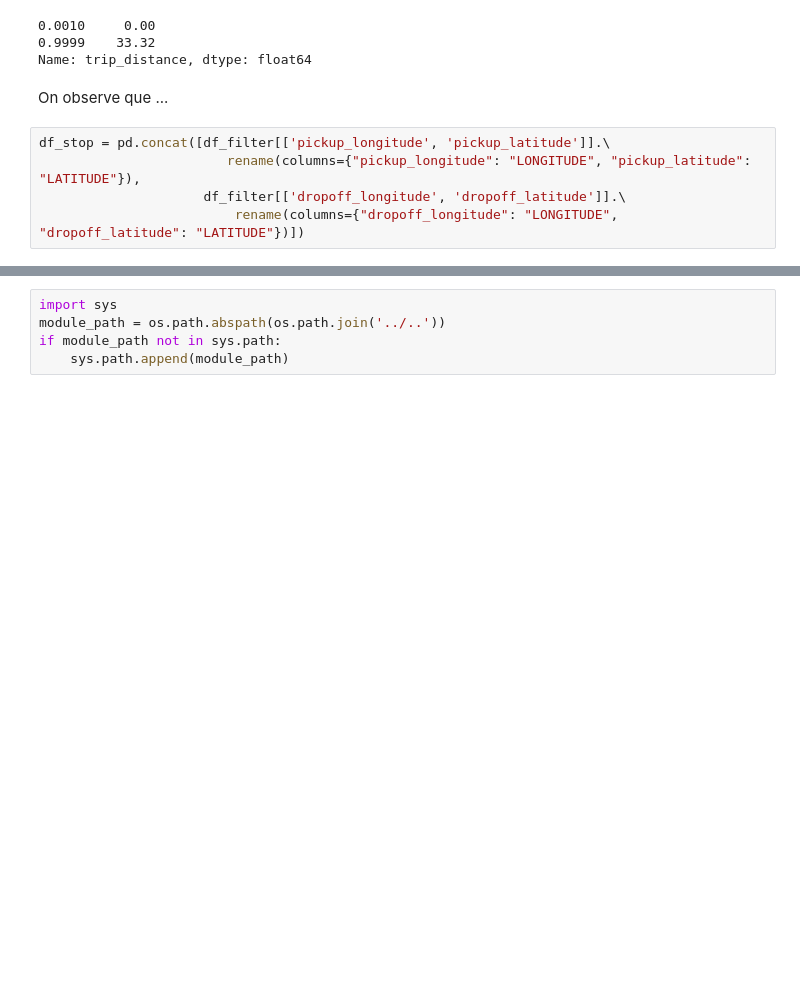
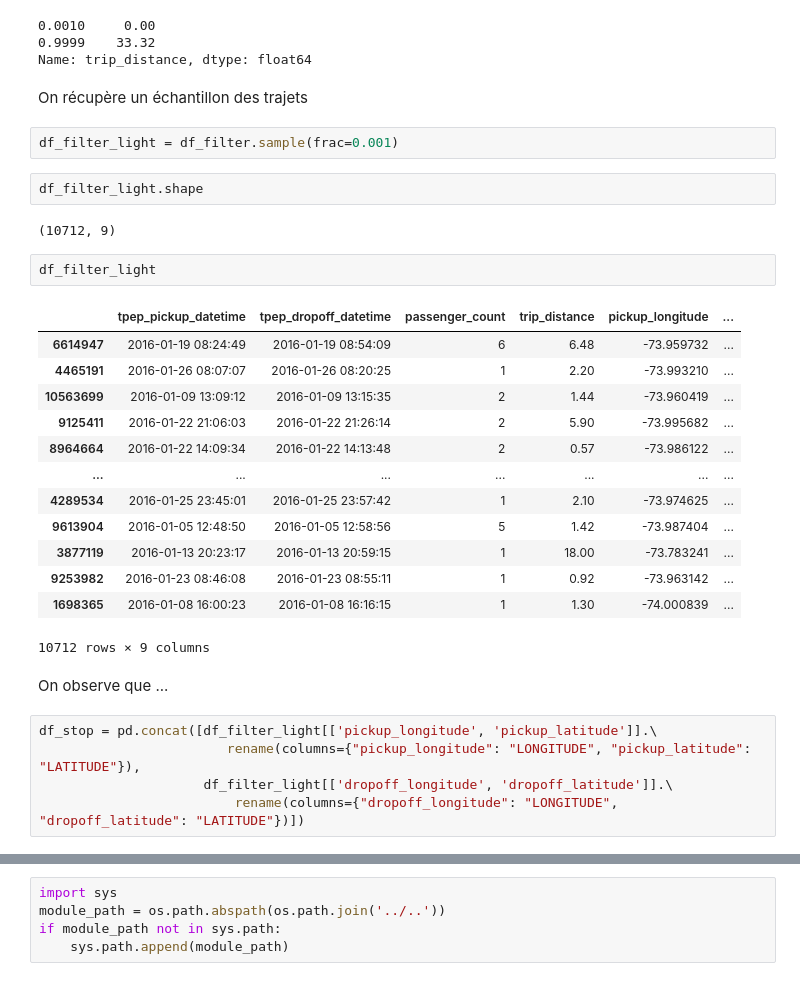
Before and after one commit to luk-f/AggOfMassiveMvtData, a Jupyter notebook: examples/notebooks/example.ipynb, the cells around one changed output, grey strips where cells are left out. Saved outputs shown, nothing was run; the diff lists cells and outputs as text; blank space fills up the shorter version.

```diff
--- a/examples/notebooks/example.ipynb
+++ b/examples/notebooks/example.ipynb
@@ -66,12 +66,36 @@ df_filter.trip_distance.quantile([.001, .9999])
 0.0010     0.00
 0.9999    33.32
 Name: trip_distance, dtype: float64
+# %% [markdown]
+On récupère un échantillon des trajets
+# %%
+df_filter_light = df_filter.sample(frac=0.001)
+# %%
+df_filter_light.shape
+# %% [output]
+(10712, 9)
+# %%
+df_filter_light
+# %% [output]
+|  | tpep_pickup_datetime | tpep_dropoff_datetime | passenger_count | trip_distance | pickup_longitude | ... |
+| 6614947 | 2016-01-19 08:24:49 | 2016-01-19 08:54:09 | 6 | 6.48 | -73.959732 | ... |
+| 4465191 | 2016-01-26 08:07:07 | 2016-01-26 08:20:25 | 1 | 2.20 | -73.993210 | ... |
+| 10563699 | 2016-01-09 13:09:12 | 2016-01-09 13:15:35 | 2 | 1.44 | -73.960419 | ... |
+| 9125411 | 2016-01-22 21:06:03 | 2016-01-22 21:26:14 | 2 | 5.90 | -73.995682 | ... |
+| 8964664 | 2016-01-22 14:09:34 | 2016-01-22 14:13:48 | 2 | 0.57 | -73.986122 | ... |
+| ... | ... | ... | ... | ... | ... | ... |
+| 4289534 | 2016-01-25 23:45:01 | 2016-01-25 23:57:42 | 1 | 2.10 | -73.974625 | ... |
+| 9613904 | 2016-01-05 12:48:50 | 2016-01-05 12:58:56 | 5 | 1.42 | -73.987404 | ... |
+| 3877119 | 2016-01-13 20:23:17 | 2016-01-13 20:59:15 | 1 | 18.00 | -73.783241 | ... |
+| 9253982 | 2016-01-23 08:46:08 | 2016-01-23 08:55:11 | 1 | 0.92 | -73.963142 | ... |
+| 1698365 | 2016-01-08 16:00:23 | 2016-01-08 16:16:15 | 1 | 1.30 | -74.000839 | ... |
+10712 rows × 9 columns
 # %% [markdown]
 On observe que ...
 # %%
-df_stop = pd.concat([df_filter[['pickup_longitude', 'pickup_latitude']].\
+df_stop = pd.concat([df_filter_light[['pickup_longitude', 'pickup_latitude']].\
                         rename(columns={"pickup_longitude": "LONGITUDE", "pickup_latitude": "LATITUDE"}),
-                     df_filter[['dropoff_longitude', 'dropoff_latitude']].\
+                     df_filter_light[['dropoff_longitude', 'dropoff_latitude']].\
                          rename(columns={"dropoff_longitude": "LONGITUDE", "dropoff_latitude": "LATITUDE"})])
 # %%
 df_stop.max()
```
Also changed, not shown: parts of 26 cells of this notebook.
